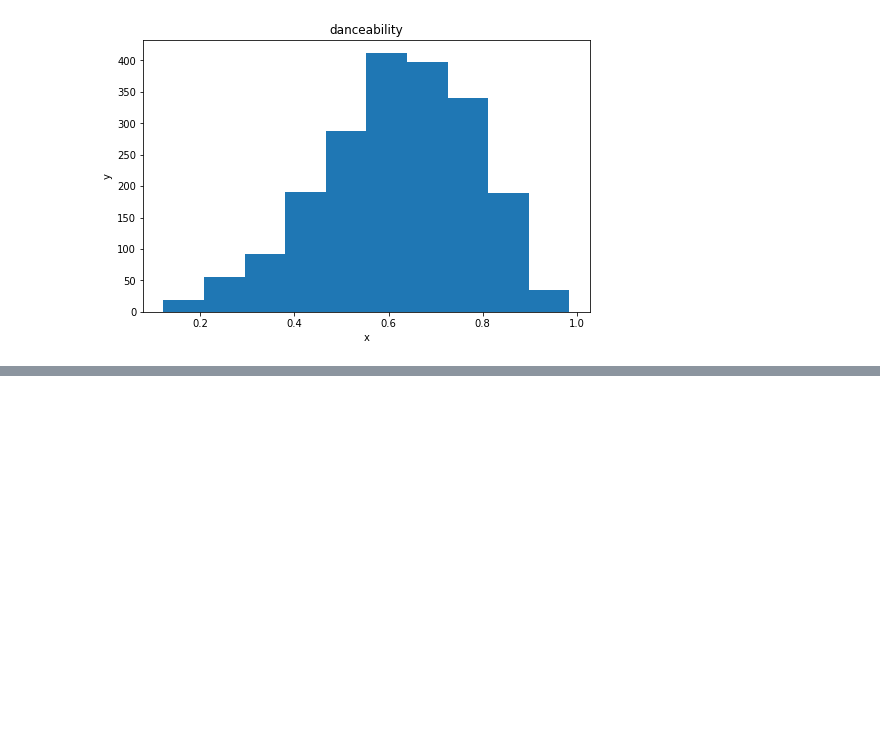
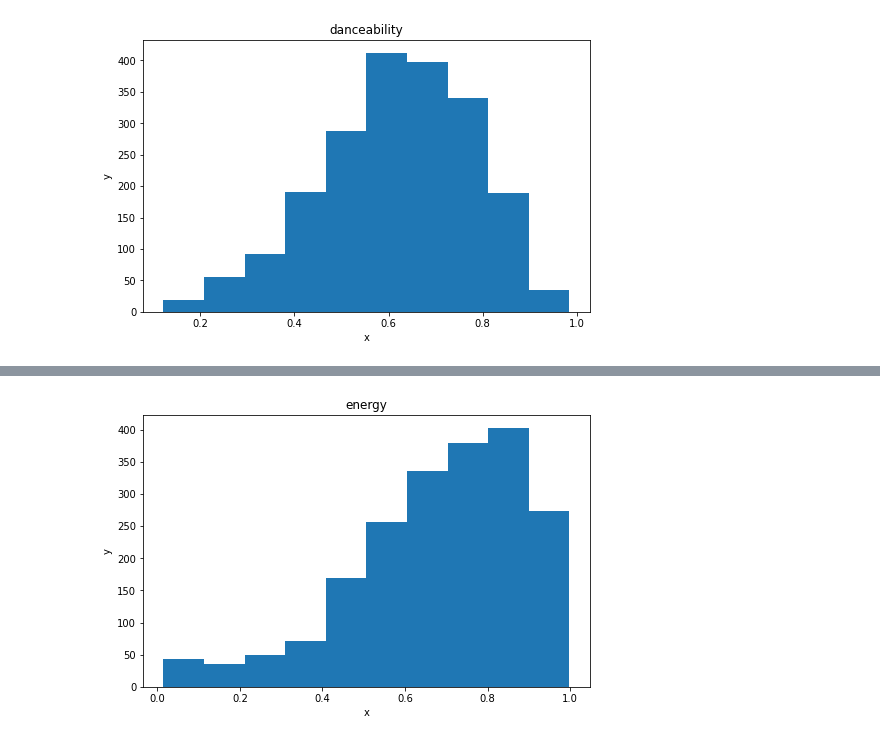
Before and after one commit to cameronv10/Project-2, a Jupyter notebook: Project_2_part_1.ipynb, the cells around one changed output, grey strips where cells are left out. Saved outputs shown, nothing was run; the diff lists cells and outputs as text; code cells hidden in the pictures; blank space fills up the shorter version.

```diff
--- a/Project_2_part_1.ipynb
+++ b/Project_2_part_1.ipynb
@@ -83,0 +92,8 @@ plt.show()
+# %%
+df['energy'].plot(kind='hist',figsize=(8, 5))
+plt.title('energy')
+plt.ylabel('y')
+plt.xlabel('x')
+plt.show()
+# %% [output]
+[figure, added]
```
Also changed, not shown: parts of 1 cell of this notebook.
